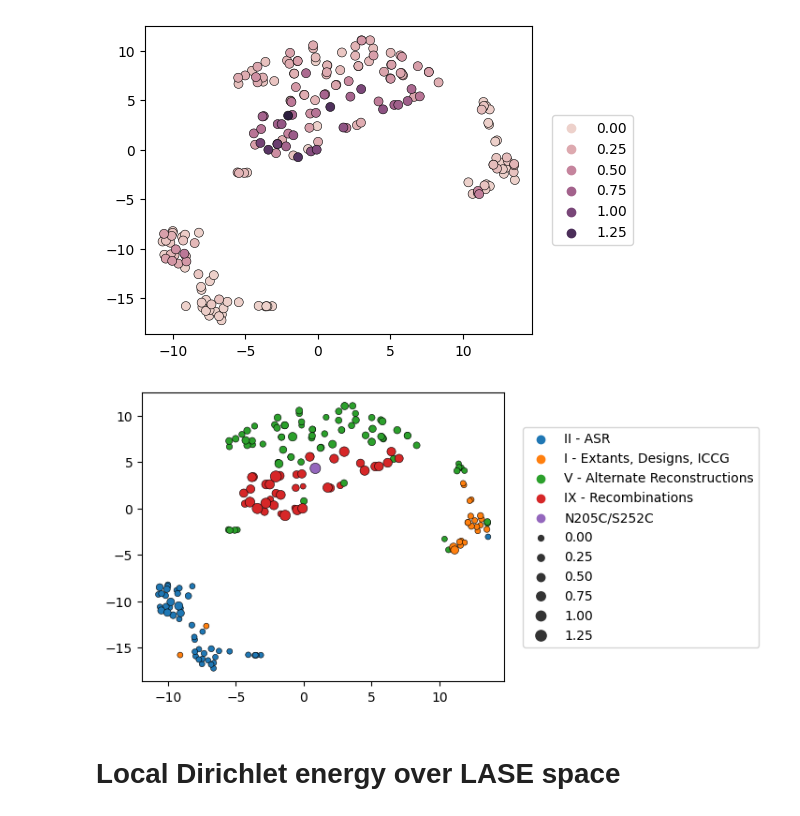
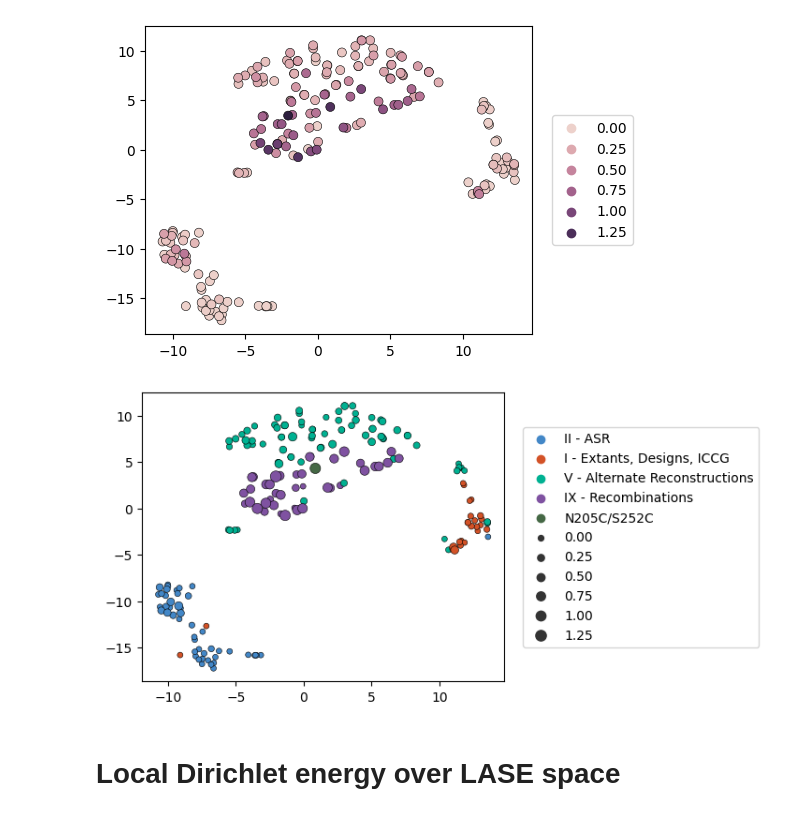
Before and after one commit to RSCJacksonLab/cutinase_lase, a Jupyter notebook: dimension_reduction_visualisation.ipynb, the cells around one changed output. Saved outputs shown, nothing was run; the diff lists cells and outputs as text; code cells hidden in the pictures.

```diff
--- a/dimension_reduction_visualisation.ipynb
+++ b/dimension_reduction_visualisation.ipynb
@@ -205,17 +205,18 @@ plt.show()
 # %%
 fig, ax = plt.subplots(figsize=(5, 4))
 sns.scatterplot(
     x=x_lase[mean_sort],
     y=y_lase[mean_sort],
     hue=np.array(phases)[mean_sort].tolist(),
     size=mean[mean_sort],
     edgecolor="black", linewidth=0.4, ax=ax,
+    palette=phase_palette
 
 )
 plt.legend(bbox_to_anchor=(1.05, 0.5), loc='center left', borderaxespad=0.)
 plt.show()
 # %% [output]
-[figure, old version]
+[figure, new version]
 # %% [markdown]
 # Local Dirichlet energy over LASE space
 # %%
```
